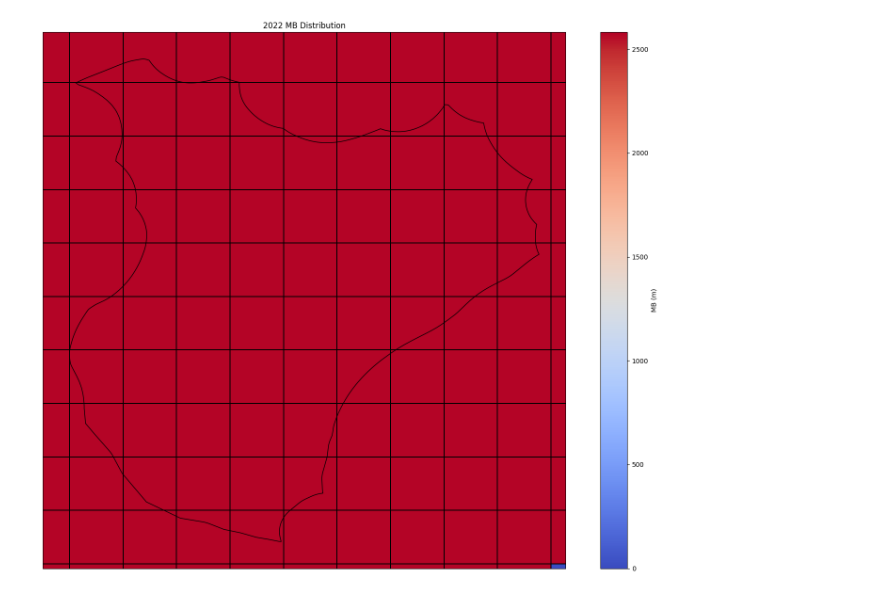
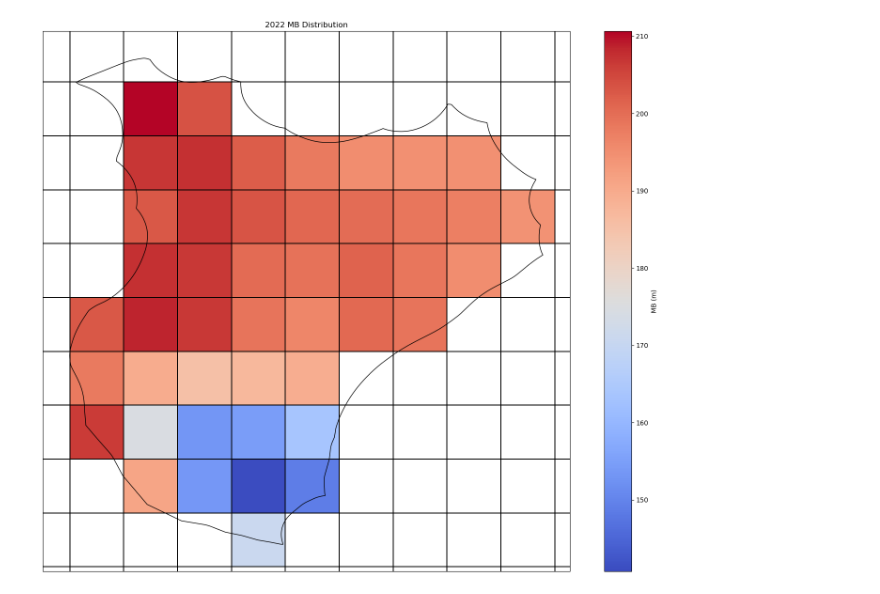
Before and after one commit to Rice-cas/cosipy_kqgr, a Jupyter notebook: plotinput.ipynb, the cells around one changed output. Saved outputs shown, nothing was run; the diff lists cells and outputs as text; code cells hidden in the pictures.

```diff
--- a/plotinput.ipynb
+++ b/plotinput.ipynb
@@ -13,12 +13,12 @@ from cartopy.feature import ShapelyFeature
 from shapely.geometry import box
 
 # 对 2022 和 2023 年的数据分别求和
-plot = data.sum(dim='time')
+plot = data.mean(dim='time')
 
 # 提取相关数据
 lat22 = plot['lat'].values  # 2022年纬度
 lon22 = plot['lon'].values  # 2022年经度
-MB22 = plot['RRR'].values  # 2022年温度数据（单位：°C）
+MB22 = plot['G'].values  # 2022年温度数据（单位：°C）
 
 
 # 将值为 0 的地方设置为空
@@ -27,31 +27,31 @@ MB22 = plot['RRR'].values  # 2022年温度数据（单位：°C）
 # 加载 Shapefile
 shp_path = "/home/rice/cosipy/data/static/Shapefiles/KQGR.shp"  # 替换为您的 .shp 文件路径
 shapefile = Reader(shp_path)
 shapefile_feature = ShapelyFeature(shapefile.geometries(), ccrs.PlateCarree(), edgecolor='black', facecolor='none')
 
 # 计算 Shapefile 的边界范围
 geometries = list(shapefile.geometries())
 bounds = box(*geometries[0].bounds)  # 取第一个几何体的边界
 for geom in geometries[1:]:
     bounds = bounds.union(box(*geom.bounds))  # 合并几何体的边界范围
 min_lon, min_lat, max_lon, max_lat = bounds.bounds  # 提取边界坐标
 
 # 创建一个 2x2 的子图（两行两列）
 fig, axes = plt.subplots(1, 1, figsize=(15, 12), subplot_kw={'projection': ccrs.PlateCarree()})
 
 # 绘制 2022 年的 MB分布图
 ax1 = axes
 mesh1 = ax1.pcolormesh(lon22, lat22, MB22, cmap='coolwarm', transform=ccrs.PlateCarree(), shading='auto', edgecolors='black', linewidth=0.2)
 fig.colorbar(mesh1, ax=ax1, label="MB (m)")
 ax1.add_feature(shapefile_feature, linewidth=1)
 ax1.set_extent([min_lon - 0.0005, max_lon + 0.0005, min_lat - 0.0005, max_lat + 0.0005], crs=ccrs.PlateCarree())
 ax1.set_title('2022 MB Distribution')
 
 
 # 调整布局
 plt.tight_layout()
 
 # 显示图像
 plt.show()
 # %% [output]
-[figure, old version]
+[figure, new version]
```
Also changed, not shown: 5 other files.
